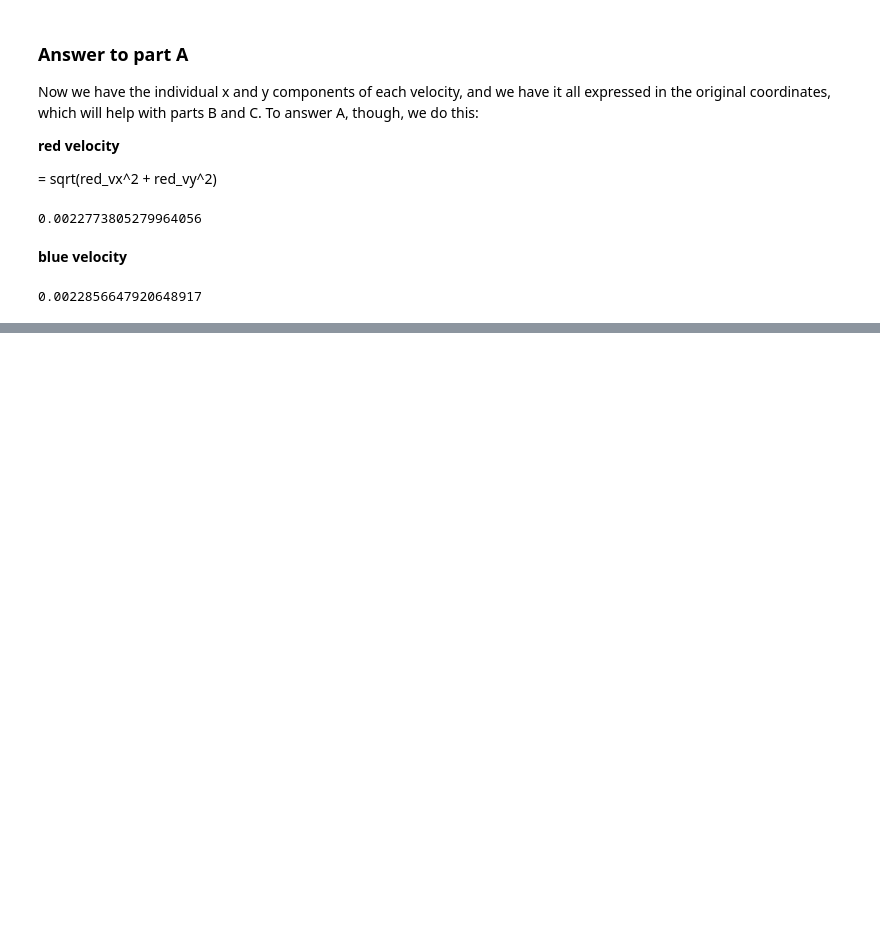
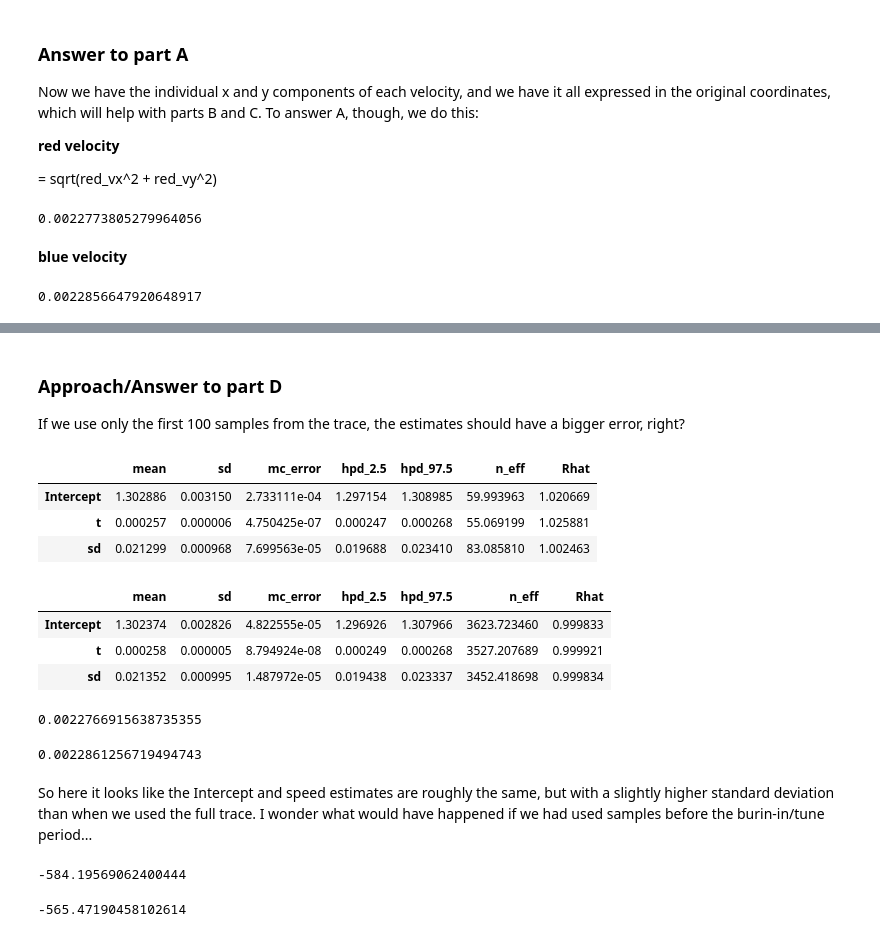
Before and after one commit to smerdis/mukerji-ay250, a Jupyter notebook: hw_9/Homework 9.ipynb, the cells around one changed output, grey strips where cells are left out. Cells and saved outputs as stored; diff of their text form; code cells hidden in the pictures; blank space fills up the shorter version.

Commit message:
committing with what I have done so far, which might be all I get done...

```diff
--- a/hw_9/Homework 9.ipynb
+++ b/hw_9/Homework 9.ipynb
@@ -151,0 +192,42 @@ We want to find some t where two conditions are true, one on each of the object'
+# %% [markdown]
+### Approach/Answer to part D
+
+If we use only the first 100 samples from the trace, the estimates should have a bigger error, right?
+# %%
+rx_post_100 = pm.summary(redx_trace[:100])
+ry_post_100 = pm.summary(redy_trace[:100])
+bx_post_100 = pm.summary(bluex_trace[:100])
+by_post_100 = pm.summary(bluey_trace[:100])
+# %%
+rx_post_100
+# %% [output]
+|  | mean | sd | mc_error | hpd_2.5 | hpd_97.5 | n_eff | Rhat |
+| Intercept | 1.302886 | 0.003150 | 2.733111e-04 | 1.297154 | 1.308985 | 59.993963 | 1.020669 |
+| t | 0.000257 | 0.000006 | 4.750425e-07 | 0.000247 | 0.000268 | 55.069199 | 1.025881 |
+| sd | 0.021299 | 0.000968 | 7.699563e-05 | 0.019688 | 0.023410 | 83.085810 | 1.002463 |
+# %%
+rx_post
+# %% [output]
+|  | mean | sd | mc_error | hpd_2.5 | hpd_97.5 | n_eff | Rhat |
+| Intercept | 1.302374 | 0.002826 | 4.822555e-05 | 1.296926 | 1.307966 | 3623.723460 | 0.999833 |
+| t | 0.000258 | 0.000005 | 8.794924e-08 | 0.000249 | 0.000268 | 3527.207689 | 0.999921 |
+| sd | 0.021352 | 0.000995 | 1.487972e-05 | 0.019438 | 0.023337 | 3452.418698 | 0.999834 |
+# %%
+np.sqrt(rx_post_100['mean']['t']**2 + ry_post_100['mean']['t']**2)
+# %% [output]
+0.0022766915638735355
+# %%
+np.sqrt(bx_post_100['mean']['t']**2 + by_post_100['mean']['t']**2)
+# %% [output]
+0.0022861256719494743
+# %% [markdown]
+So here it looks like the Intercept and speed estimates are roughly the same, but with a slightly higher standard deviation than when we used the full trace. I wonder what would have happened if we had used samples before the burin-in/tune period...
+# %%
+qs = pm.stats.quantiles(bluey_trace[:100], qlist=[5, 95])
+qs[0]['Intercept'][5]/qs[0]['t'][5]
+# %% [output]
+-584.19569062400444
+# %%
+qs[0]['Intercept'][95]/qs[0]['t'][95]
+# %% [output]
+-565.47190458102614
```
Also changed, not shown: parts of 14 cells of this notebook.
